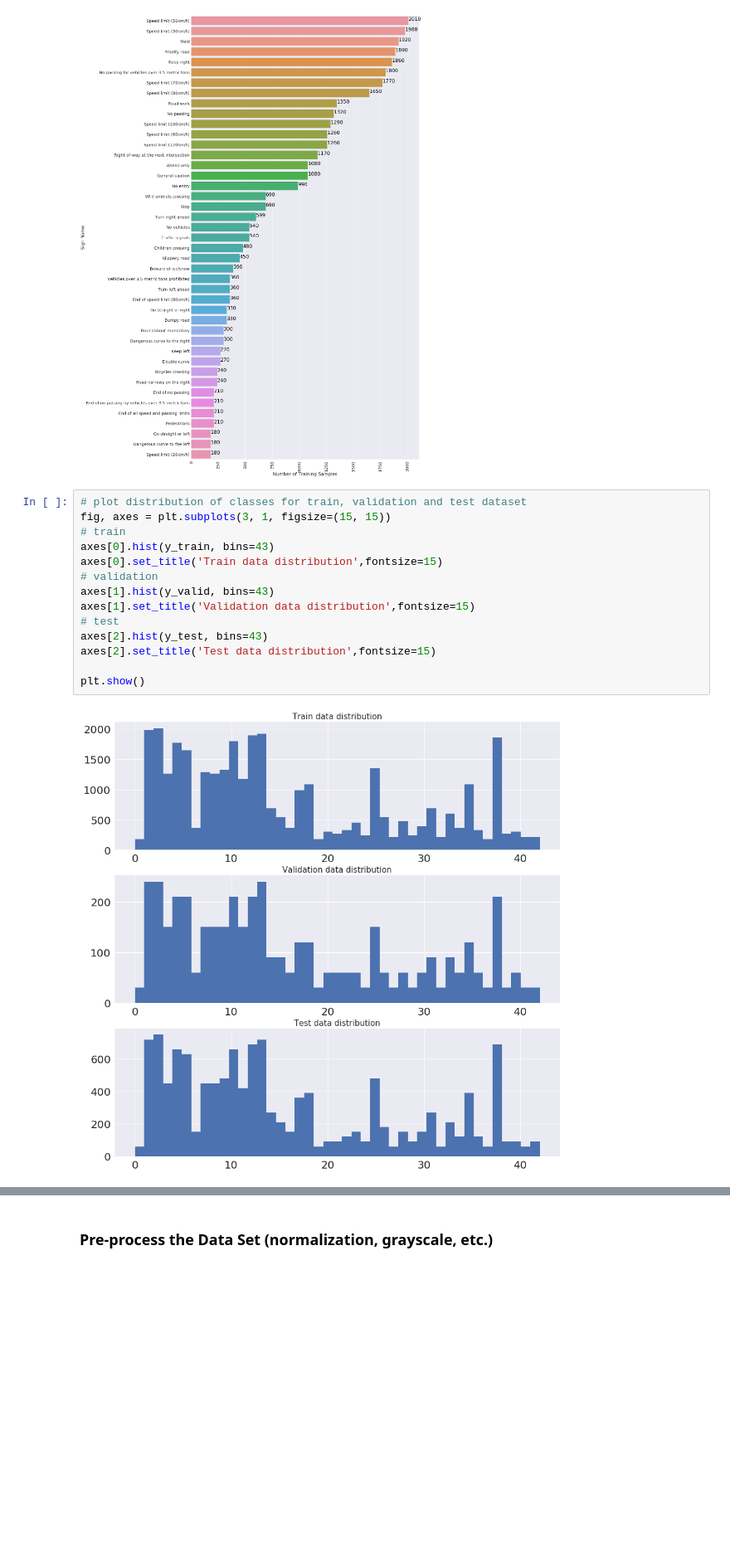
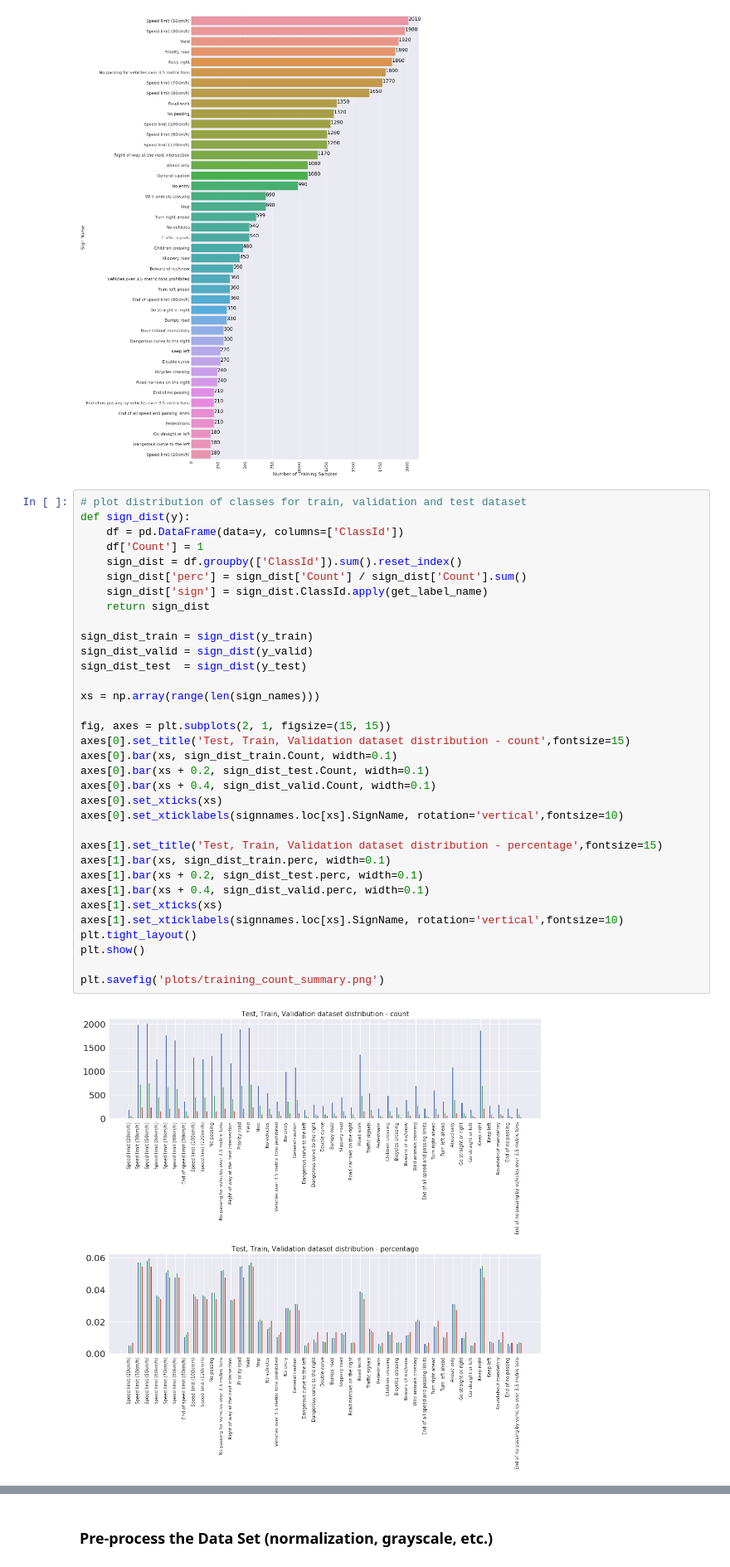
Before and after one commit to chenglulu1127/CarND-Traffic-Sign-Classifier-Project, a Jupyter notebook: Traffic_Sign_Classifier.ipynb, the cells around one changed output, grey strips where cells are left out. Shown at 83% size. Drawn from its saved outputs; the diff is of its cells as text; blank space fills up the shorter version.

Commit message:
plot

```diff
--- a/Traffic_Sign_Classifier.ipynb
+++ b/Traffic_Sign_Classifier.ipynb
@@ -145,19 +147,39 @@ for index, row in summary.iterrows():
 plt.savefig('plots/training_count_summary.png')
 # %% [output]
 [figure]
-# %%
-# plot distribution of classes for train, validation and test dataset
-fig, axes = plt.subplots(3, 1, figsize=(15, 15))
-# train
-axes[0].hist(y_train, bins=43)
-axes[0].set_title('Train data distribution',fontsize=15)
-# validation
-axes[1].hist(y_valid, bins=43)
-axes[1].set_title('Validation data distribution',fontsize=15)
-# test
-axes[2].hist(y_test, bins=43)
-axes[2].set_title('Test data distribution',fontsize=15)
-
-plt.show()
-# %% [output]
-[figure, removed]
+# %%
+# plot distribution of classes for train, validation and test dataset
+def sign_dist(y):
+    df = pd.DataFrame(data=y, columns=['ClassId'])
+    df['Count'] = 1
+    sign_dist = df.groupby(['ClassId']).sum().reset_index()
+    sign_dist['perc'] = sign_dist['Count'] / sign_dist['Count'].sum()
+    sign_dist['sign'] = sign_dist.ClassId.apply(get_label_name)
+    return sign_dist
+
+sign_dist_train = sign_dist(y_train)
+sign_dist_valid = sign_dist(y_valid)
+sign_dist_test  = sign_dist(y_test)
+
+xs = np.array(range(len(sign_names)))
+
+fig, axes = plt.subplots(2, 1, figsize=(15, 15))
+axes[0].set_title('Test, Train, Validation dataset distribution - count',fontsize=15)
+axes[0].bar(xs, sign_dist_train.Count, width=0.1)
+axes[0].bar(xs + 0.2, sign_dist_test.Count, width=0.1)
+axes[0].bar(xs + 0.4, sign_dist_valid.Count, width=0.1)
+axes[0].set_xticks(xs)
+axes[0].set_xticklabels(signnames.loc[xs].SignName, rotation='vertical',fontsize=10)
+
+axes[1].set_title('Test, Train, Validation dataset distribution - percentage',fontsize=15)
+axes[1].bar(xs, sign_dist_train.perc, width=0.1)
+axes[1].bar(xs + 0.2, sign_dist_test.perc, width=0.1)
+axes[1].bar(xs + 0.4, sign_dist_valid.perc, width=0.1)
+axes[1].set_xticks(xs)
+axes[1].set_xticklabels(signnames.loc[xs].SignName, rotation='vertical',fontsize=10)
+plt.tight_layout()
+plt.show()
+
+plt.savefig('plots/training_count_summary.png')
+# %% [output]
+[figure, added]
```
Also changed, not shown: parts of 3 cells of this notebook, 3 other files.
